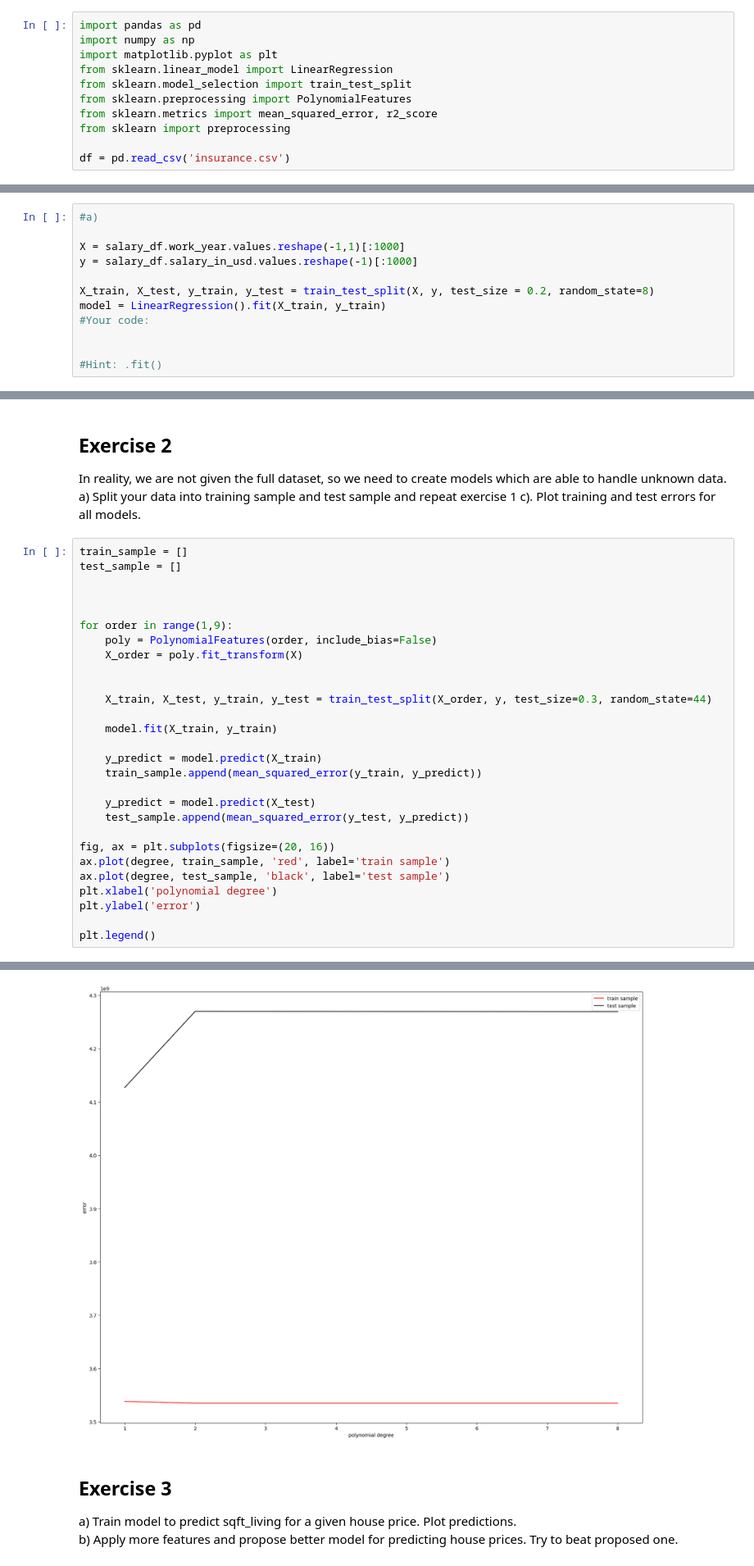
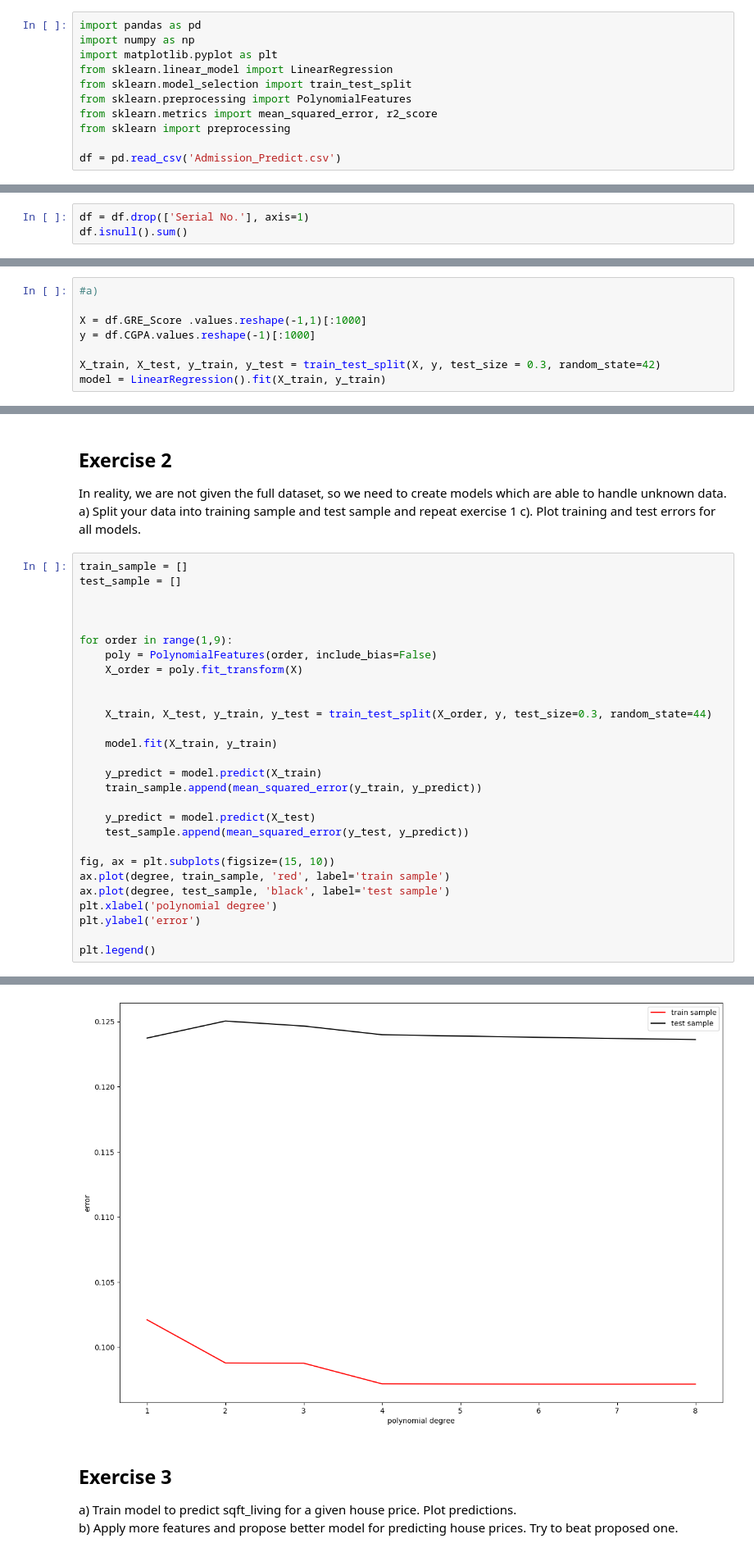
Before and after one commit to qojigedou/data_science, a Jupyter notebook: Assignment_opt_2_3_with_code.ipynb, the cells around one changed output, grey strips where cells are left out. Shown at 82% size. Saved outputs shown, nothing was run; the diff lists cells and outputs as text.

```diff
--- a/Assignment_opt_2_3_with_code.ipynb
+++ b/Assignment_opt_2_3_with_code.ipynb
@@ -8,7 +8,7 @@ from sklearn.preprocessing import PolynomialFeatures
 from sklearn.metrics import mean_squared_error, r2_score
 from sklearn import preprocessing
 
-df = pd.read_csv('insurance.csv')
+df = pd.read_csv('Admission_Predict.csv')
 # %% [markdown]
 **Note:** While working on the first optional assignment, I became curious about the future changes in salaries and job trends. Consequently, I opted to pursue the second optional assignment using the dataset I had been exploring.
 # %% [markdown]
@@ -27,0 +16,3 @@ Number of rows and columns in the dataset: (1338, 13)
+# %%
+df = df.drop(['Serial No.'], axis=1)
+df.isnull().sum()
@@ -33,12 +34,8 @@ c) Create and plot higher order polynomial regression models.
 # %%
 #a)
 
-X = salary_df.work_year.values.reshape(-1,1)[:1000]
-y = salary_df.salary_in_usd.values.reshape(-1)[:1000]
+X = df.GRE_Score .values.reshape(-1,1)[:1000]
+y = df.CGPA.values.reshape(-1)[:1000]
 
-X_train, X_test, y_train, y_test = train_test_split(X, y, test_size = 0.2, random_state=8)
+X_train, X_test, y_train, y_test = train_test_split(X, y, test_size = 0.3, random_state=42)
 model = LinearRegression().fit(X_train, y_train)
-#Your code:
-
-
-#Hint: .fit()
@@ -110,34 +105,34 @@ a) Split your data into training sample and test sample and repeat exercise 1 c)
 # %%
 train_sample = []
 test_sample = []
 
 
 
 for order in range(1,9):
     poly = PolynomialFeatures(order, include_bias=False)
     X_order = poly.fit_transform(X)
 
 
     X_train, X_test, y_train, y_test = train_test_split(X_order, y, test_size=0.3, random_state=44)
 
     model.fit(X_train, y_train)
 
     y_predict = model.predict(X_train)
     train_sample.append(mean_squared_error(y_train, y_predict))
 
     y_predict = model.predict(X_test)
     test_sample.append(mean_squared_error(y_test, y_predict))
 
-fig, ax = plt.subplots(figsize=(20, 16))
+fig, ax = plt.subplots(figsize=(15, 10))
 ax.plot(degree, train_sample, 'red', label='train sample')
 ax.plot(degree, test_sample, 'black', label='test sample')
 plt.xlabel('polynomial degree')
 plt.ylabel('error')
 
 plt.legend()
 # %% [output]
 <matplotlib.legend.Legend at 0x...>
-[figure, old version]
+[figure, new version]
 # %% [markdown]
 ## Exercise 3
 a) Train model to predict sqft_living for a given house price. Plot predictions.
```
Also changed, not shown: parts of 9 cells of this notebook, 3 other files.
